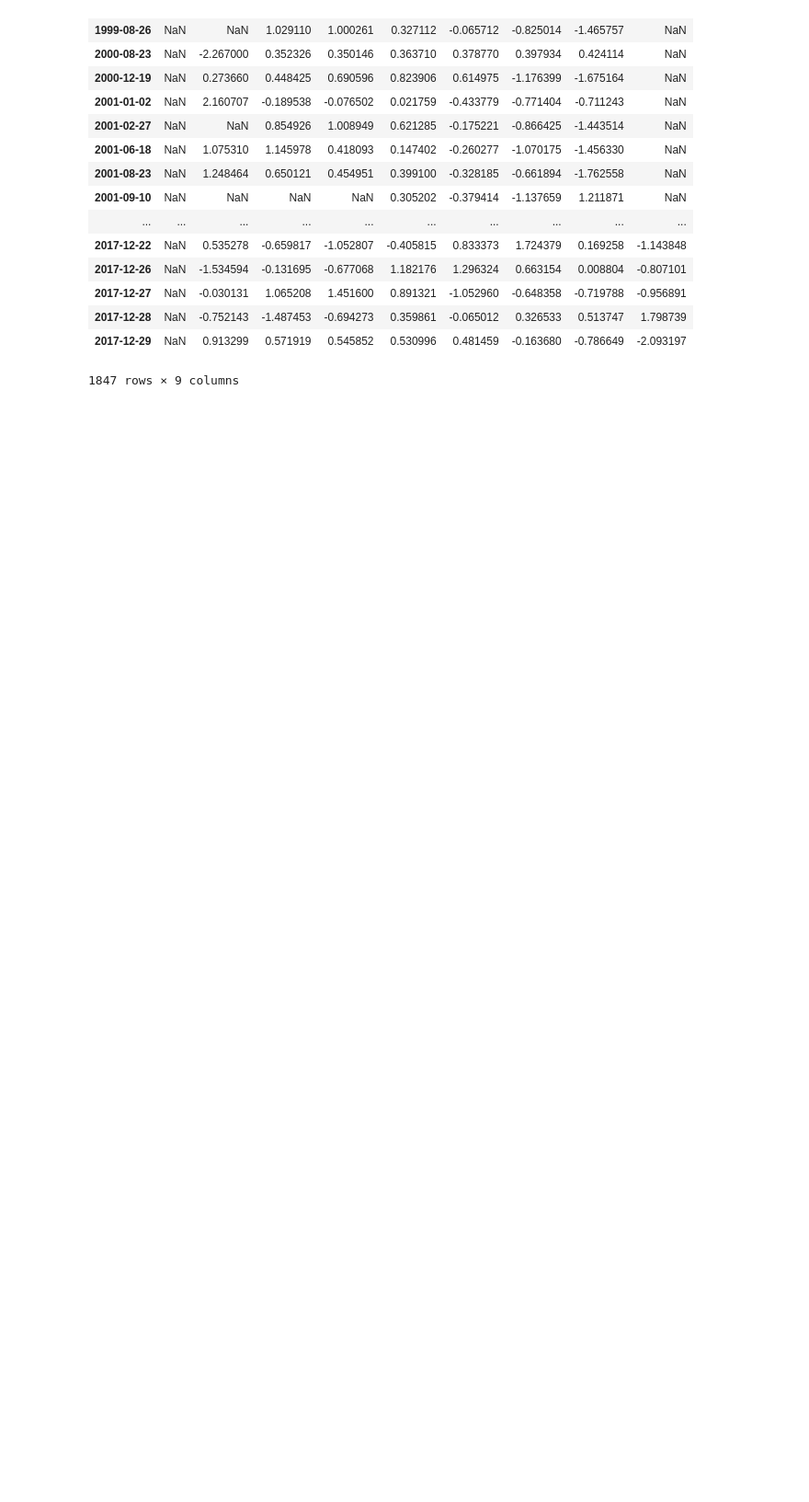
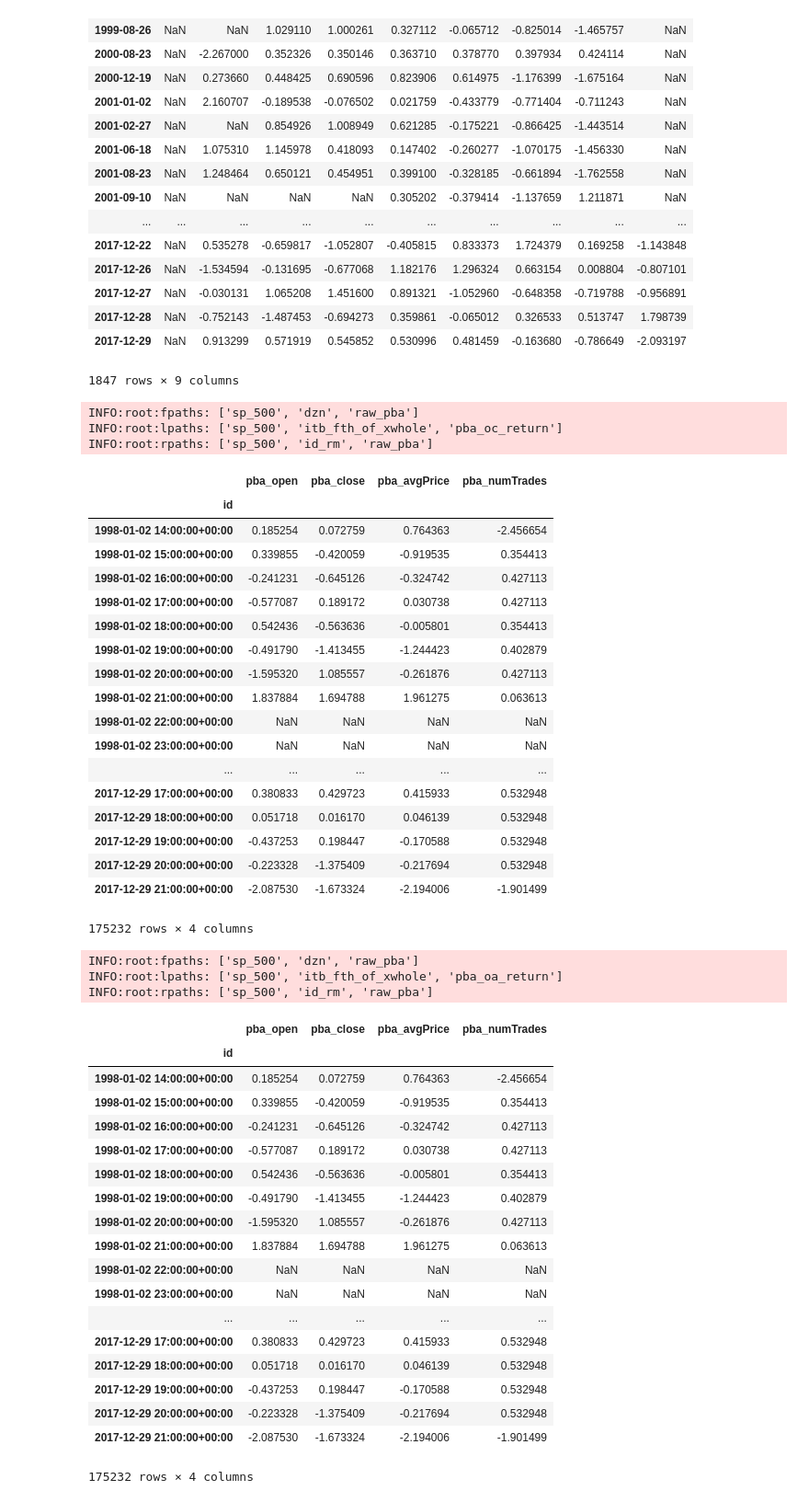
Before and after one commit to kevindirect/thesis-code, a Jupyter notebook: model/model_debug.ipynb, the cells around one changed output. Shown: that part at 92% size. Saved outputs shown, nothing was run; the diff lists cells and outputs as text; code cells hidden in the pictures; blank space fills up the shorter version.

```diff
--- a/model/model_debug.ipynb
+++ b/model/model_debug.ipynb
@@ -55,20 +52,25 @@ WARNING:root:using project dir: /home/kevin/crunch/
 # %%
 set_loglevel('info')
+# %%
+dset = {
+    'features': [['norm', 'dnorm']],
+    'labels': 'labels.json',
+    'row_masks': 'row_masks.json'}
 # %%
-dataset_name = default_dataset
+dataset_name = dset
 filterset_name = default_filterset
 filter_idxs = ["1"]
 assets_str = 'sp_500'
 assets = list(map(str.strip, assets_str.split(',')))
 
-dataset_dict = load_json(dataset_name, dir_path=DATASET_DIR)
+dataset_dict = dset #load_json(dataset_name, dir_path=DATASET_DIR)
 filter_dict = load_json(filterset_name, dir_path=FILTERSET_DIR)
 
 filterset = []
 for filter_idx in filter_idxs:
     selected = [flt for flt in filter_dict[filter_idx] if (flt not in filterset)]
     filterset.extend(selected)
-dataset = prep_dataset(dataset_dict, assets=assets, filters_map={'features': filterset})
+dataset = prep_dataset(dataset_dict, assets=assets)
 
 logging.info('assets: ' +str('all' if (assets==None) else ', '.join(assets)))
 logging.info('dataset: {} {} df(s)'.format(len(dataset['features']['paths']), dataset_name[:-JSON_SFX_LEN]))
@@ -129,7 +149,7 @@ labs_filter = [
 {
     "exact": [],
     "startswith": [],
-    "endswith": ["_eod", "_fb", "_fbeod"],
+    "endswith": ["_eod(0%)", "_fb", "_fbeod"],
     "regex": [],
     "exclude": None
 }]
@@ -387,3 +407,57 @@ tofill[tofill[8].isnull()].dropna(how='all')
 | 2017-12-28 | NaN | -0.752143 | -1.487453 | -0.694273 | 0.359861 | -0.065012 | 0.326533 | 0.513747 | 1.798739 |
 | 2017-12-29 | NaN | 0.913299 | 0.571919 | 0.545852 | 0.530996 | 0.481459 | -0.163680 | -0.786649 | -2.093197 |
 1847 rows × 9 columns
+# %%
+for paths, dfs in gen_group(dataset):
+    fpaths, lpaths, rpaths = paths
+    features, labels, row_masks = dfs
+    asset = fpaths[0]
+    logging.info('fpaths: ' +str(fpaths))
+    logging.info('lpaths: ' +str(lpaths))
+    logging.info('rpaths: ' +str(rpaths))
+    display(features.compute())
+# %% [output]
+INFO:root:fpaths: ['sp_500', 'dzn', 'raw_pba']
+INFO:root:lpaths: ['sp_500', 'itb_fth_of_xwhole', 'pba_oc_return']
+INFO:root:rpaths: ['sp_500', 'id_rm', 'raw_pba']
+|  | pba_open | pba_close | pba_avgPrice | pba_numTrades |
+| id |  |  |  |  |
+| 1998-01-02 14:00:00+00:00 | 0.185254 | 0.072759 | 0.764363 | -2.456654 |
+| 1998-01-02 15:00:00+00:00 | 0.339855 | -0.420059 | -0.919535 | 0.354413 |
+| 1998-01-02 16:00:00+00:00 | -0.241231 | -0.645126 | -0.324742 | 0.427113 |
+| 1998-01-02 17:00:00+00:00 | -0.577087 | 0.189172 | 0.030738 | 0.427113 |
+| 1998-01-02 18:00:00+00:00 | 0.542436 | -0.563636 | -0.005801 | 0.354413 |
+| 1998-01-02 19:00:00+00:00 | -0.491790 | -1.413455 | -1.244423 | 0.402879 |
+| 1998-01-02 20:00:00+00:00 | -1.595320 | 1.085557 | -0.261876 | 0.427113 |
+| 1998-01-02 21:00:00+00:00 | 1.837884 | 1.694788 | 1.961275 | 0.063613 |
+| 1998-01-02 22:00:00+00:00 | NaN | NaN | NaN | NaN |
+| 1998-01-02 23:00:00+00:00 | NaN | NaN | NaN | NaN |
+| ... | ... | ... | ... | ... |
+| 2017-12-29 17:00:00+00:00 | 0.380833 | 0.429723 | 0.415933 | 0.532948 |
+| 2017-12-29 18:00:00+00:00 | 0.051718 | 0.016170 | 0.046139 | 0.532948 |
+| 2017-12-29 19:00:00+00:00 | -0.437253 | 0.198447 | -0.170588 | 0.532948 |
+| 2017-12-29 20:00:00+00:00 | -0.223328 | -1.375409 | -0.217694 | 0.532948 |
+| 2017-12-29 21:00:00+00:00 | -2.087530 | -1.673324 | -2.194006 | -1.901499 |
+175232 rows × 4 columns
+INFO:root:fpaths: ['sp_500', 'dzn', 'raw_pba']
+INFO:root:lpaths: ['sp_500', 'itb_fth_of_xwhole', 'pba_oa_return']
+INFO:root:rpaths: ['sp_500', 'id_rm', 'raw_pba']
+|  | pba_open | pba_close | pba_avgPrice | pba_numTrades |
+| id |  |  |  |  |
+| 1998-01-02 14:00:00+00:00 | 0.185254 | 0.072759 | 0.764363 | -2.456654 |
+| 1998-01-02 15:00:00+00:00 | 0.339855 | -0.420059 | -0.919535 | 0.354413 |
+| 1998-01-02 16:00:00+00:00 | -0.241231 | -0.645126 | -0.324742 | 0.427113 |
+| 1998-01-02 17:00:00+00:00 | -0.577087 | 0.189172 | 0.030738 | 0.427113 |
+| 1998-01-02 18:00:00+00:00 | 0.542436 | -0.563636 | -0.005801 | 0.354413 |
+| 1998-01-02 19:00:00+00:00 | -0.491790 | -1.413455 | -1.244423 | 0.402879 |
+| 1998-01-02 20:00:00+00:00 | -1.595320 | 1.085557 | -0.261876 | 0.427113 |
+| 1998-01-02 21:00:00+00:00 | 1.837884 | 1.694788 | 1.961275 | 0.063613 |
+| 1998-01-02 22:00:00+00:00 | NaN | NaN | NaN | NaN |
+| 1998-01-02 23:00:00+00:00 | NaN | NaN | NaN | NaN |
+| ... | ... | ... | ... | ... |
+| 2017-12-29 17:00:00+00:00 | 0.380833 | 0.429723 | 0.415933 | 0.532948 |
+| 2017-12-29 18:00:00+00:00 | 0.051718 | 0.016170 | 0.046139 | 0.532948 |
+| 2017-12-29 19:00:00+00:00 | -0.437253 | 0.198447 | -0.170588 | 0.532948 |
+| 2017-12-29 20:00:00+00:00 | -0.223328 | -1.375409 | -0.217694 | 0.532948 |
+| 2017-12-29 21:00:00+00:00 | -2.087530 | -1.673324 | -2.194006 | -1.901499 |
+175232 rows × 4 columns
```
Also changed, not shown: parts of 3 cells of this notebook, 6 other files.
